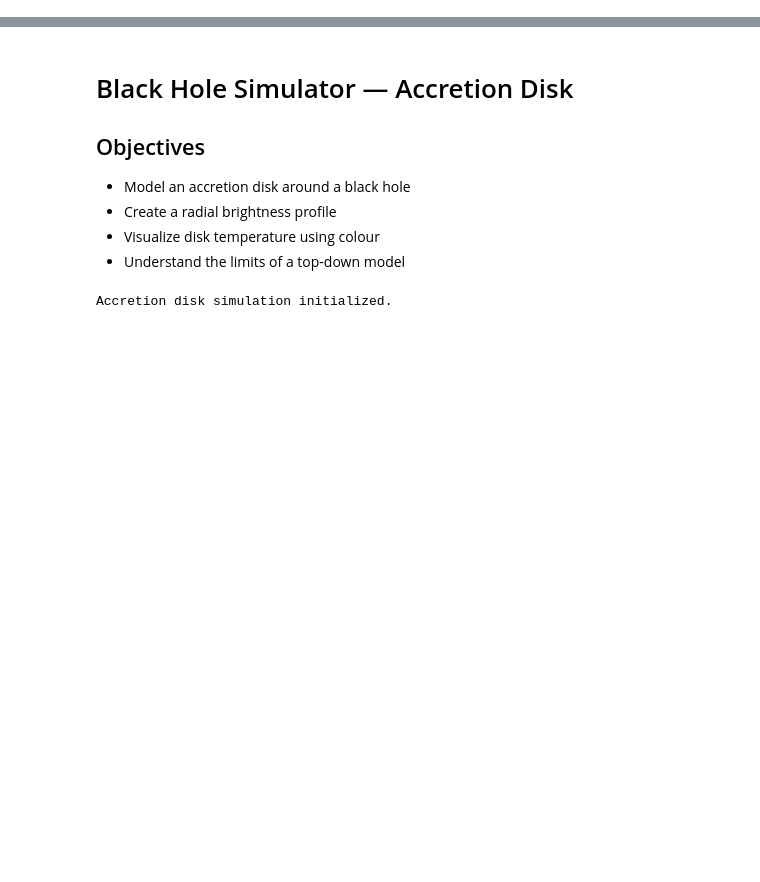
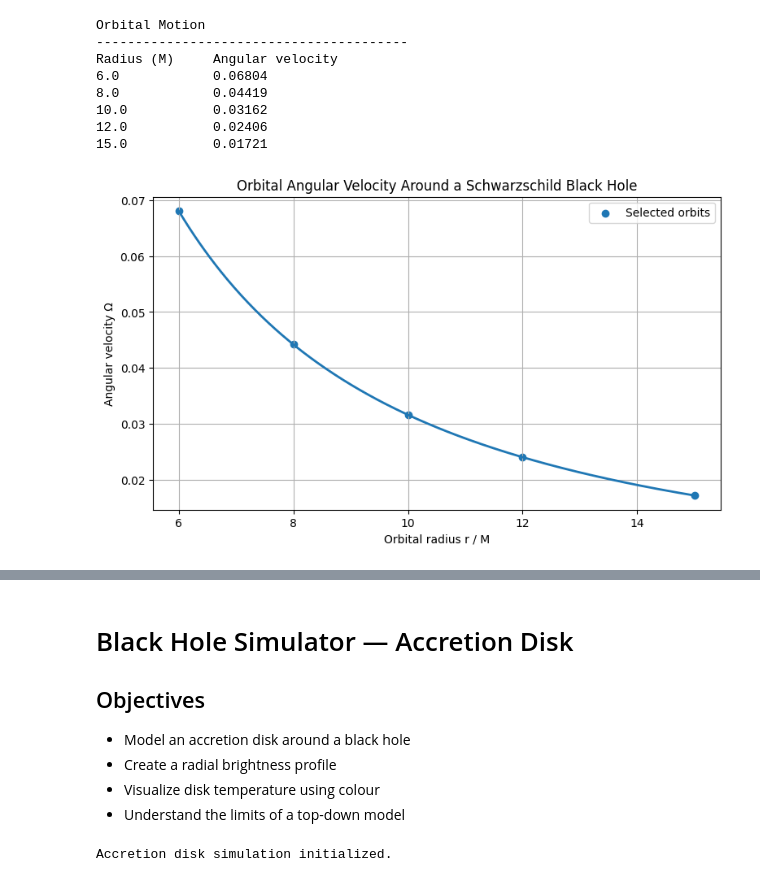
Before and after one commit to AnshG-19/Blackhole_simulator_rayTracing, a Jupyter notebook: notebooks/05_accretion_disk.ipynb, the cells around one changed output, grey strips where cells are left out. Drawn from its saved outputs; the diff is of its cells as text; code cells hidden in the pictures; blank space fills up the shorter version.

```diff
--- a/notebooks/05_accretion_disk.ipynb
+++ b/notebooks/05_accretion_disk.ipynb
@@ -2,0 +174,40 @@
+# %%
+import numpy as np
+import matplotlib.pyplot as plt
+
+# Choose several orbital radii in the disk
+radii = np.array([6.0, 8.0, 10.0, 12.0, 15.0]) * M
+
+# Circular orbital angular velocity in geometric units
+angular_velocity = np.sqrt(M / radii**3)
+
+print("Orbital Motion")
+print("-" * 40)
+print(f"{'Radius (M)':<15}{'Angular velocity':<20}")
+
+for radius, omega in zip(radii, angular_velocity):
+    print(f"{radius / M:<15.1f}{omega:<20.5f}")
+
+# Plot angular velocity against radius
+radius_values = np.linspace(disk_inner, disk_outer, 300)
+omega_values = np.sqrt(M / radius_values**3)
+
+plt.figure(figsize=(9, 5))
+plt.plot(radius_values / M, omega_values, linewidth=2)
+plt.scatter(radii / M, angular_velocity, label="Selected orbits")
+plt.xlabel("Orbital radius r / M")
+plt.ylabel("Angular velocity Ω")
+plt.title("Orbital Angular Velocity Around a Schwarzschild Black Hole")
+plt.grid(True)
+plt.legend()
+plt.show()
+# %% [output]
+Orbital Motion
+----------------------------------------
+Radius (M)     Angular velocity
+6.0            0.06804
+8.0            0.04419
+10.0           0.03162
+12.0           0.02406
+15.0           0.01721
+[figure, added]
```
Also changed, not shown: parts of 12 cells of this notebook.
